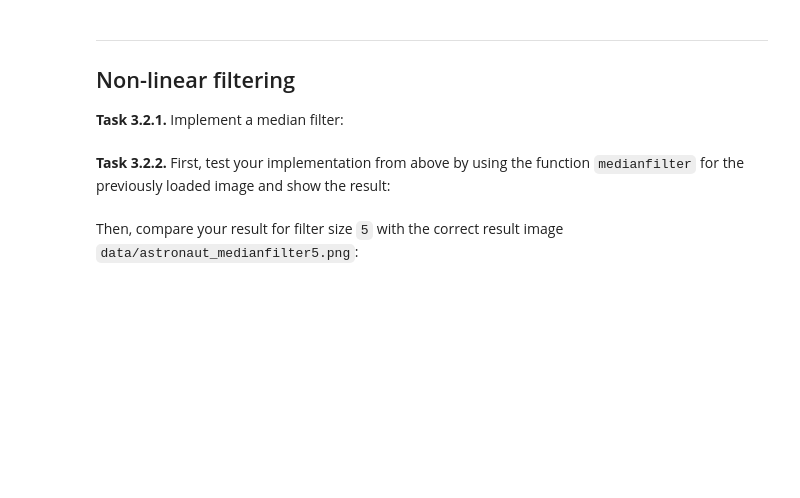
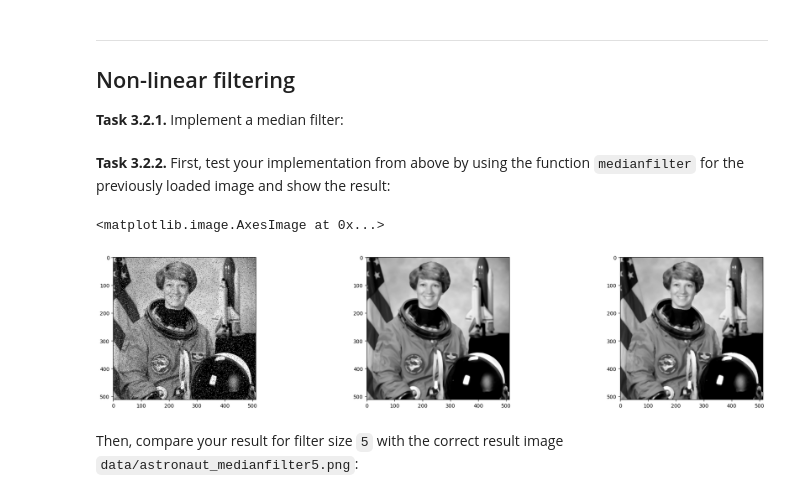
Before and after one commit to Mustafa-Y-BioInfo/mobi-fs3-python, a Jupyter notebook: task3.ipynb, the cells around one changed output. Drawn from its saved outputs; the diff is of its cells as text; code cells hidden in the pictures; blank space fills up the shorter version.

```diff
--- a/task3.ipynb
+++ b/task3.ipynb
@@ -63,12 +63,48 @@ plt.colorbar()
 ## Non-linear filtering
 
 **<a id="#">Task 3.2.1.</a>** Implement a median filter:
-# %%
-def medianfilter(img_in, size):
-    result = numpy.zeros(img_in.shape)
-    ...
-    return result
+# %%
+import statistics
+
+def add_salt_pepper_noise(img_in, prob):
+    noisy = img_in.copy()
+    rnd = numpy.random.rand(*img_in.shape)
+
+    noisy[rnd < prob / 2] = 0          # Pepper
+    noisy[rnd > 1 - prob / 2] = 1    # Salt
+
+    return noisy
+
+def medianfilter(img_in, size):
+    result = numpy.zeros(img_in.shape)
+    n= (size-1) // 2
+    for p in numpy.ndindex (img_in.shape):
+        neighborhood_median = list()
+        for q in numpy.ndindex(size, size):
+            neighbor_x= min(max(p[0] + q[0] -n,0), img_in.shape[0]-1)
+            neighbor_y= min(max(p[1] + q[1] -n,0), img_in.shape[1]-1)
+            neighborhood_median.append (img_in[neighbor_x, neighbor_y])
+        neighborhood_median.sort()
+        m = statistics.median(neighborhood_median)
+        result[p]= m
+    return result
 # %% [markdown]
 **<a id="#">Task 3.2.2.</a>** First, test your implementation from above by using the function `medianfilter` for the previously loaded image and show the result:
+# %%
+plt.figure(figsize=(25, 5))
+plt.subplot(1,3,1)
+sp= add_salt_pepper_noise (img, 0.1)
+plt.imshow(sp, 'gray')
+
+plt.subplot(1,3,2)
+original_filtered = medianfilter(img, 6)
+plt.imshow(original_filtered, 'gray')
+
+plt.subplot(1,3,3)
+filtered_noise= medianfilter(sp, 6)
+plt.imshow(filtered_noise,'gray')
+# %% [output]
+<matplotlib.image.AxesImage at 0x...>
+[figure, added]
 # %% [markdown]
 Then, compare your result for filter size `5` with the correct result image `data/astronaut_medianfilter5.png`:
```
Also changed, not shown: parts of 3 cells of this notebook, 1 other file.
